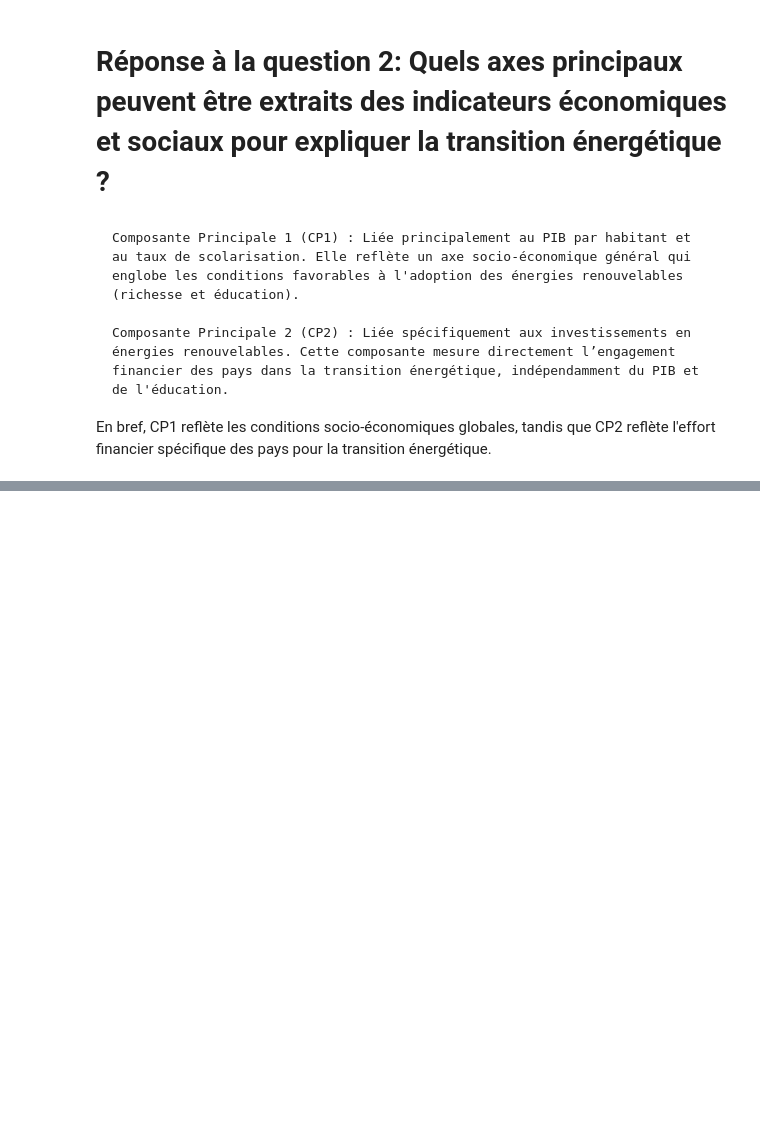
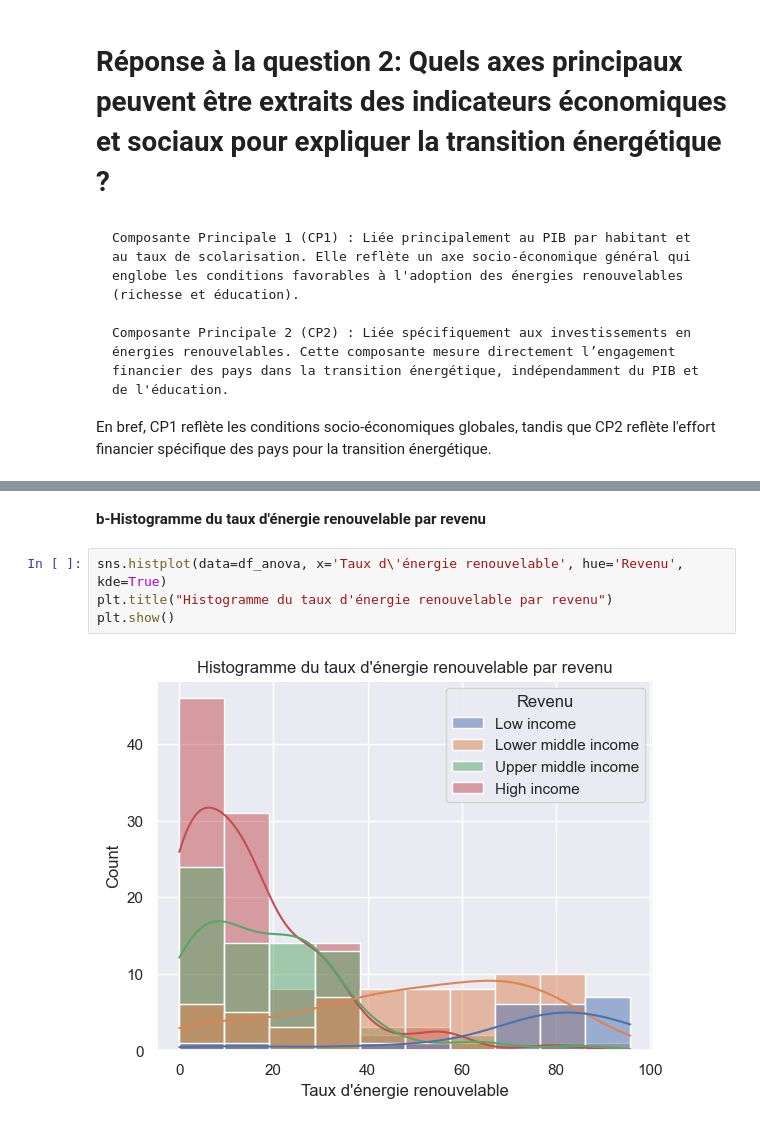
Before and after one commit to Zeina707/DataAnalysis, a Jupyter notebook: Rapport.ipynb, the cells around one changed output, grey strips where cells are left out. Drawn from its saved outputs; the diff is of its cells as text; blank space fills up the shorter version.

```diff
--- a/Rapport.ipynb
+++ b/Rapport.ipynb
@@ -861,0 +1008,8 @@ En bref, CP1 reflète les conditions socio-économiques globales, tandis que CP2
+# %% [markdown]
+**b-Histogramme du taux d'énergie renouvelable par revenu**
+# %%
+sns.histplot(data=df_anova, x='Taux d\'énergie renouvelable', hue='Revenu', kde=True)
+plt.title("Histogramme du taux d'énergie renouvelable par revenu")
+plt.show()
+# %% [output]
+[figure, added]
```
Also changed, not shown: parts of 96 cells of this notebook.
